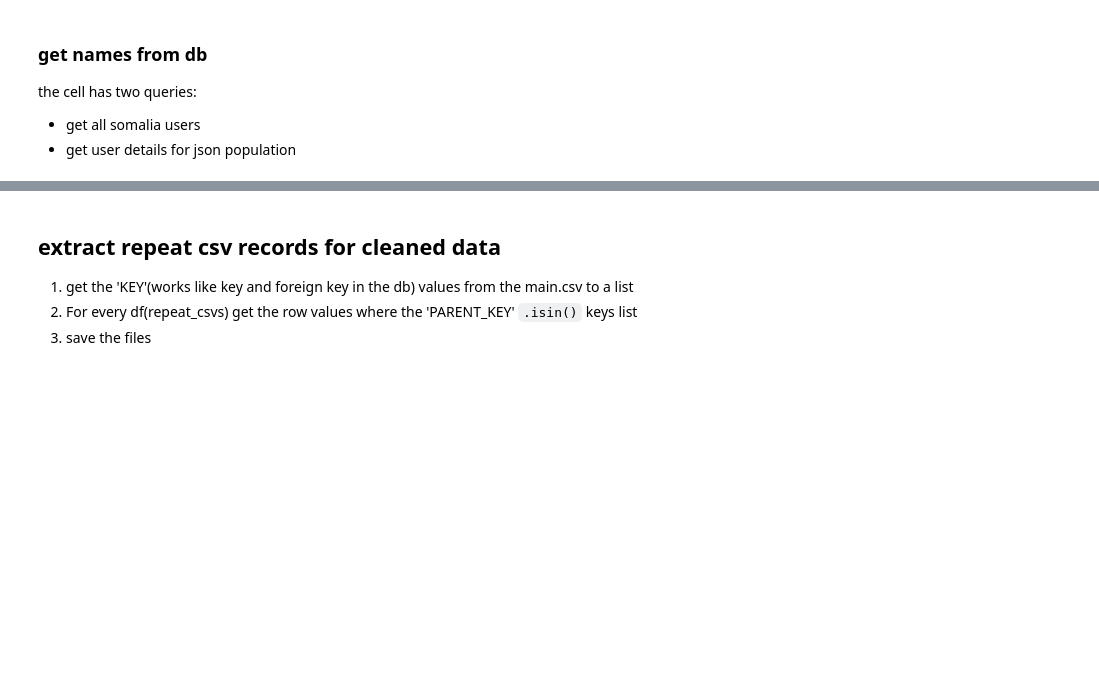
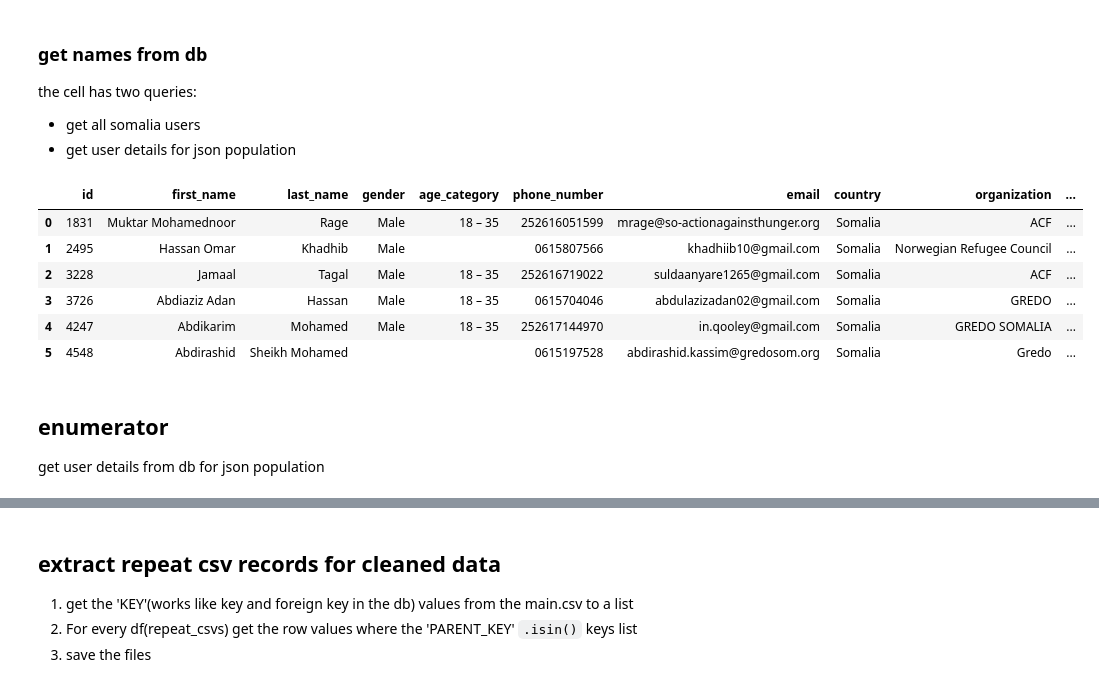
Before and after one commit to mulyung1/mini_projects, a Jupyter notebook: regreen_cleaning/brics3_migration/brics3_halfmoons_v2_implementation.ipynb, the cells around one changed output, grey strips where cells are left out. Cells and saved outputs as stored; diff of their text form; code cells hidden in the pictures; blank space fills up the shorter version.

```diff
--- a/regreen_cleaning/brics3_migration/brics3_halfmoons_v2_implementation.ipynb
+++ b/regreen_cleaning/brics3_migration/brics3_halfmoons_v2_implementation.ipynb
@@ -32,17 +32,28 @@ the cell has two queries:
 # %%
 # create a db engine
 engine = create_engine(os.getenv('DATABASE_URL1'))
 
 #query
 query = '''select id, username, first_name, last_name, email, country from respi_regreeningusers where country in ('Somalia', 'somalia') order by first_name asc;'''
 query2 = '''select id, first_name, last_name, gender, age_category, phone_number, email, country, organization, username from respi_regreeningusers where id in(3228,1831,3726,4247,4548,2495);'''
 #execute the query and fetch the results
 conn = engine.connect()
 df = pd.read_sql_query(query, conn)
 df2 = pd.read_sql_query(query2, conn)
 
 #close the connection
 conn.close()
 engine.dispose()
 
-#df
+df2
+# %% [output]
+|  | id | first_name | last_name | gender | age_category | phone_number | email | country | organization | ... |
+| 0 | 1831 | Muktar Mohamednoor | Rage | Male | 18 – 35 | 252616051599 | mrage@so-actionagainsthunger.org | Somalia | ACF | ... |
+| 1 | 2495 | Hassan Omar | Khadhib | Male |  | 0615807566 | khadhiib10@gmail.com | Somalia | Norwegian Refugee Council | ... |
+| 2 | 3228 | Jamaal | Tagal | Male | 18 – 35 | 252616719022 | suldaanyare1265@gmail.com | Somalia | ACF | ... |
+| 3 | 3726 | Abdiaziz Adan | Hassan | Male | 18 – 35 | 0615704046 | abdulazizadan02@gmail.com | Somalia | GREDO | ... |
+| 4 | 4247 | Abdikarim | Mohamed | Male | 18 – 35 | 252617144970 | in.qooley@gmail.com | Somalia | GREDO SOMALIA | ... |
+| 5 | 4548 | Abdirashid | Sheikh Mohamed |  |  | 0615197528 | abdirashid.kassim@gredosom.org | Somalia | Gredo | ... |
+# %% [markdown]
+## enumerator
+get user details from db for json population
```
Also changed, not shown: parts of 7 cells of this notebook.
